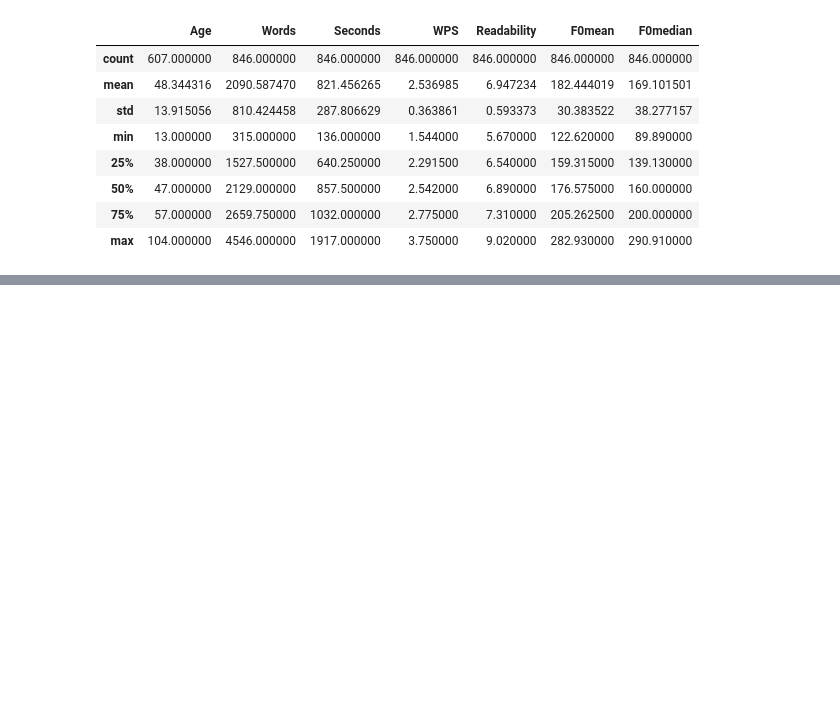
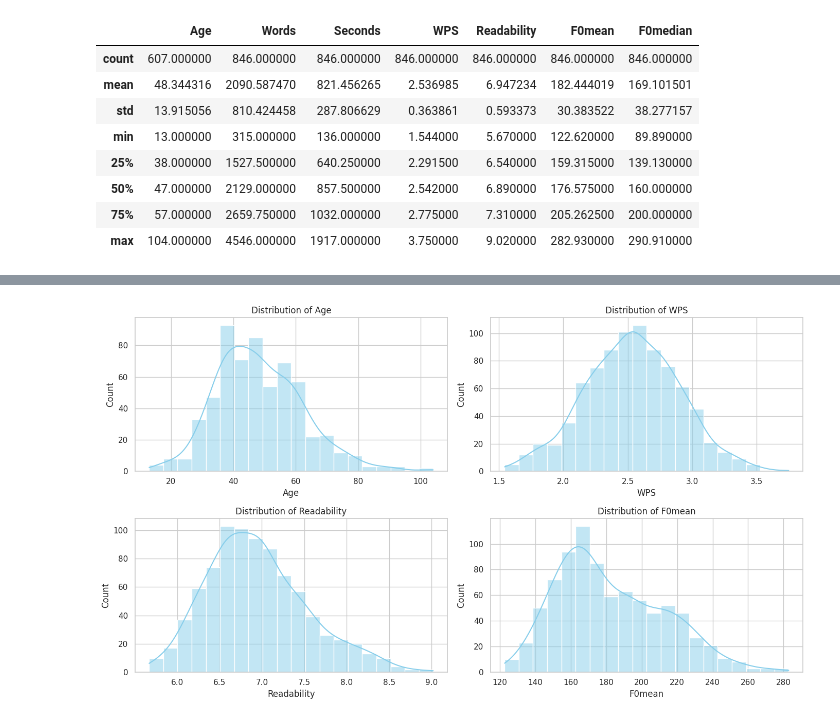
Before and after one commit to Mhkkks/ASR-Bias-Computational-Analysis, a Jupyter notebook: Research.ipynb, the cells around one changed output, grey strips where cells are left out. Saved outputs shown, nothing was run; the diff lists cells and outputs as text; code cells hidden in the pictures; blank space fills up the shorter version.

```diff
--- a/Research.ipynb
+++ b/Research.ipynb
@@ -238,12 +201,0 @@ df.describe(include=['object']).T
-# %%
-import matplotlib.pyplot as plt
-import seaborn as sns
-
-sns.set_style("whitegrid")
-plt.figure(figsize=(10, 6))
-
-sns.histplot(df['Age'], bins=30, kde=True, color='blue')
-plt.title('Distribution of Speaker Age', fontsize=16)
-plt.xlabel('Age', fontsize=12)
-plt.ylabel('Frequency', fontsize=12)
-plt.show()
@@ -251,0 +286,27 @@ plt.show()
+# %%
+import seaborn as sns
+import matplotlib.pyplot as plt
+
+# Set the figure size
+plt.figure(figsize=(14, 8))
+
+# List of numerical features you want to plot
+features = ['Age', 'WPS', 'Readability', 'F0mean']
+
+# Loop through the features and create a subplot for each
+for i, col in enumerate(features, 1):
+    plt.subplot(2, 2, i) # Create a 2x2 grid, placing plots at position 'i'
+
+    # --- This is the edited line ---
+    # Plot a histogram with a KDE curve, using your 'df' DataFrame
+    sns.histplot(df[col], kde=True, bins=20, color="skyblue")
+
+    plt.title(f"Distribution of {col}")
+    plt.xlabel(col)
+    plt.ylabel("Count")
+
+# Adjust layout to prevent plots from overlapping
+plt.tight_layout()
+plt.show() # Display the plots
+# %% [output]
+[figure, added]
```
Also changed, not shown: parts of 27 cells of this notebook.
